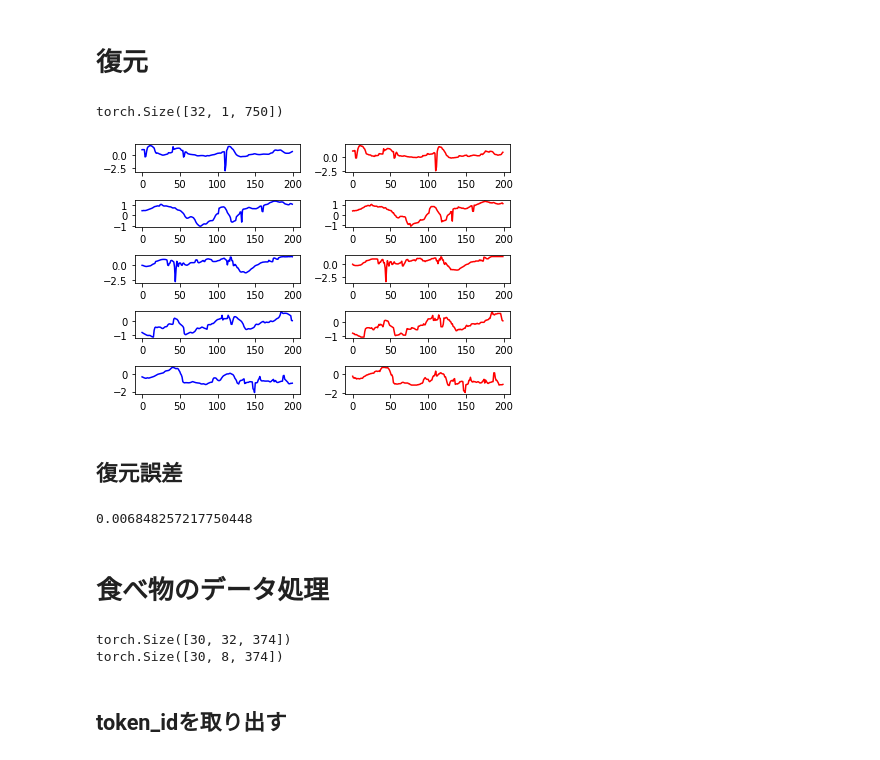
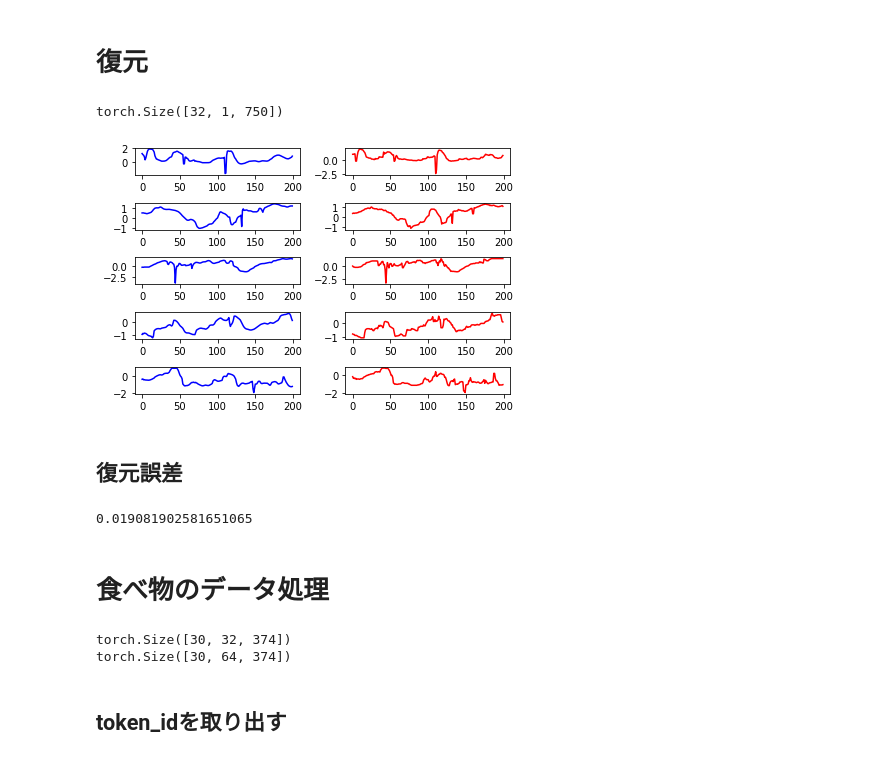
Before and after one commit to oriki101/vq-vae_1d, a Jupyter notebook: notebook/vq-vae_gaze.ipynb, the cells around one changed output. Saved outputs shown, nothing was run; the diff lists cells and outputs as text; code cells hidden in the pictures.

```diff
--- a/notebook/vq-vae_gaze.ipynb
+++ b/notebook/vq-vae_gaze.ipynb
@@ -41,7 +41,7 @@ num_residual_hiddens = 32
 num_residual_layers = 2
 
 # embedding_dim = 1 #RJS最初
-embedding_dim = 64
+embedding_dim = 8
 num_embeddings = 256
 
 commitment_cost = 0.25
@@ -82,7 +82,7 @@ good_id = 0
 
 optimizer = optim.Adam(model.parameters(), lr=learning_rate, amsgrad=False)
 
-f_name = "gaze_vq_vae-256-64dim"
+f_name = "gaze_vq_vae-256-8dim-2"
 name = "gaze_VAE_test/{}.pth".format(f_name)
 log_dir = "logs/{}".format(f_name)
 if not os.path.isdir(log_dir):
@@ -95,7 +95,7 @@ for epoch in range(num_epochs):
     recon_error_s = 0
     res_perplexity = 0
     for data in train_loader:
-        data = data.to("cuda:0", dtype=torch.float)
+        data = data.to(device, dtype=torch.float)
         data = data.view(data.size(0), 1, -1)
         optimizer.zero_grad()
 
@@ -129,7 +129,7 @@ for epoch in range(num_epochs):
     model.eval()
     with torch.no_grad():
         for data in valid_loader:
-            data = data.to("cuda:0", dtype=torch.float)
+            data = data.to(device, dtype=torch.float)
             data = data.view(data.size(0), 1, -1)
             vq_loss, data_recon, perplexity = model(data)
             recon_error = F.mse_loss(data_recon, data) / data_variance
@@ -152,7 +152,7 @@ writer.close()
 model = VQ_VAE(num_hiddens, num_residual_layers, num_residual_hiddens,
               num_embeddings, embedding_dim,
               commitment_cost, decay).to(device)
-model.load_state_dict(torch.load('gaze_VAE_test/gaze_vq_vae-128-8dim.pth'))
+model.load_state_dict(torch.load('gaze_VAE_test/gaze_vq_vae-256-64dim.pth'))
 model.eval()
 
 with torch.no_grad():
@@ -162,41 +162,41 @@ with torch.no_grad():
         data = data.to(device)
         print(data.shape)
         vq_loss, data_recon, perplexity = model(data)
 #         loss = criterion(net.reconstruction(outputs), data)
 #         valid_loss += loss.item()
         break
 
 axs = []
 fig = plt.figure()
 for i in range(10):
     ax = fig.add_subplot(5, 2, i+1)
     axs.append(ax)
 reco = data_recon
 reco = reco.reshape(-1, 750)
 t = [i for i in range(200)]
 #t = [i for i in range(15000)]
 for i in range(5):
     y1 = reco[i].to('cpu').detach().numpy().copy()
     y2 = data[i].to('cpu').detach().numpy().copy()
     y2 = y2.reshape(750)
 
     axs[i*2].plot(t, y1[:200], color='blue', label='reconstruction')
     axs[i*2+1].plot(t, y2[:200], color='red', label='original')
 #     axs[i*2].plot(t, y1, color='blue', label='reconstruction')
 #     axs[i*2+1].plot(t, y2, color='red', label='original')
 fig.tight_layout()
 #plt.savefig('1500.png')
 plt.show()
 # %% [output]
 torch.Size([32, 1, 750])
-[figure, old version]
+[figure, new version]
 # %% [markdown]
 ## 復元誤差
 # %%
 model = VQ_VAE(num_hiddens, num_residual_layers, num_residual_hiddens,
               num_embeddings, embedding_dim,
               commitment_cost, decay).to(device)
-model.load_state_dict(torch.load('gaze_VAE_test/gaze_vq_vae-128-8dim.pth'))
+model.load_state_dict(torch.load('gaze_VAE_test/gaze_vq_vae-256-64dim.pth'))
 criterion = nn.MSELoss()
 model.eval()
 valid_loss = 0
@@ -212,14 +212,14 @@ with torch.no_grad():
 valid_loss = valid_loss / len(valid_loader)
 print(valid_loss)
 # %% [output]
-0.006848257217750448
+0.019081902581651065
 # %% [markdown]
 # 食べ物のデータ処理
 # %%
 model = VQ_VAE(num_hiddens, num_residual_layers, num_residual_hiddens,
               num_embeddings, embedding_dim,
               commitment_cost, decay).to(device)
-model.load_state_dict(torch.load('gaze_VAE_test/gaze_vq_vae-128-8dim.pth'))
+model.load_state_dict(torch.load('gaze_VAE_test/gaze_vq_vae-256-64dim.pth'))
 batch_size = 30
 test_loader = DataLoader(test_dataset, shuffle=False, batch_size=batch_size)
 # net2 = SparseAutoEncoder(1500, 1000).to(device)
@@ -243,7 +243,7 @@ with torch.no_grad():
 out = quantized.to('cpu').detach().numpy().copy()
 # %% [output]
 torch.Size([30, 32, 374])
-torch.Size([30, 8, 374])
+torch.Size([30, 64, 374])
 # %% [markdown]
 ## token_idを取り出す
 # %%
```
Also changed, not shown: parts of 4 cells of this notebook, 11 other files.
